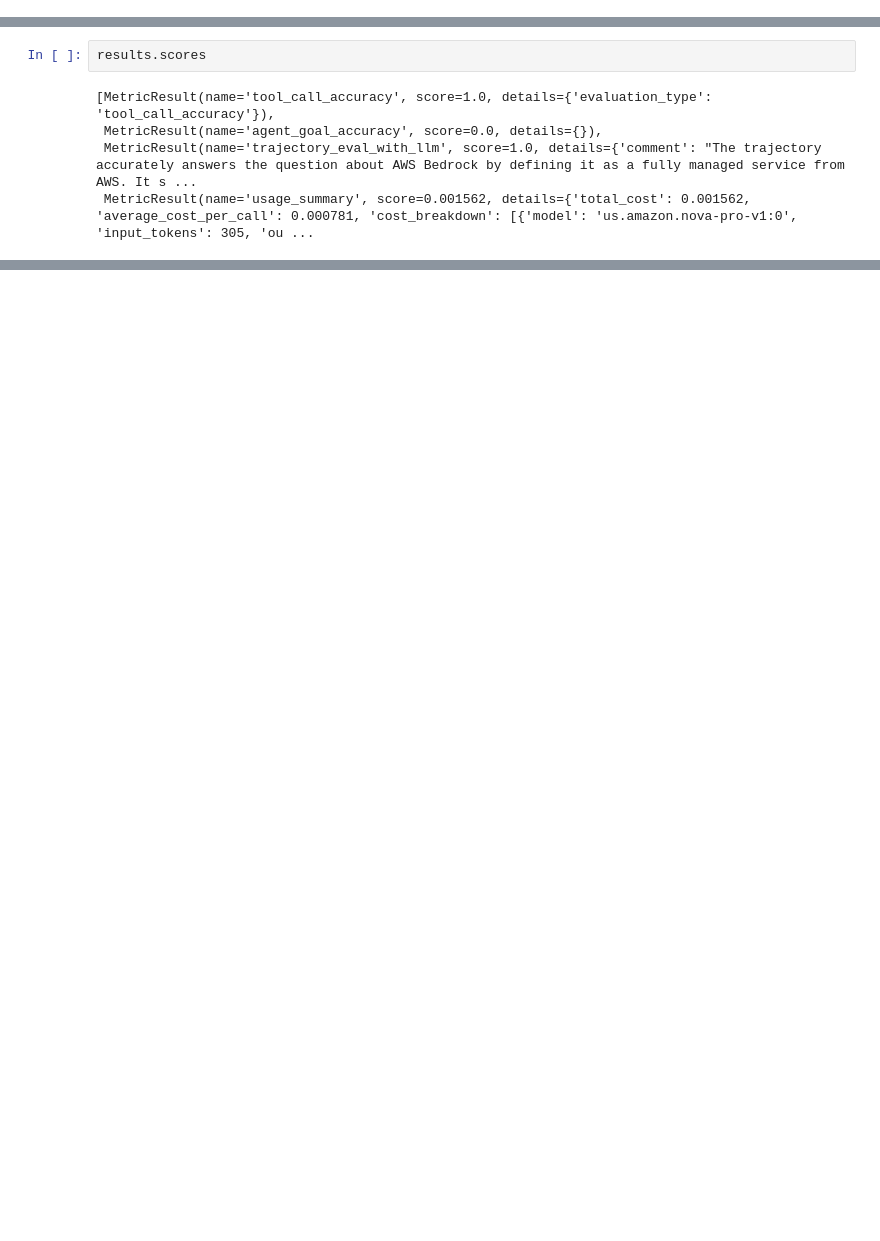
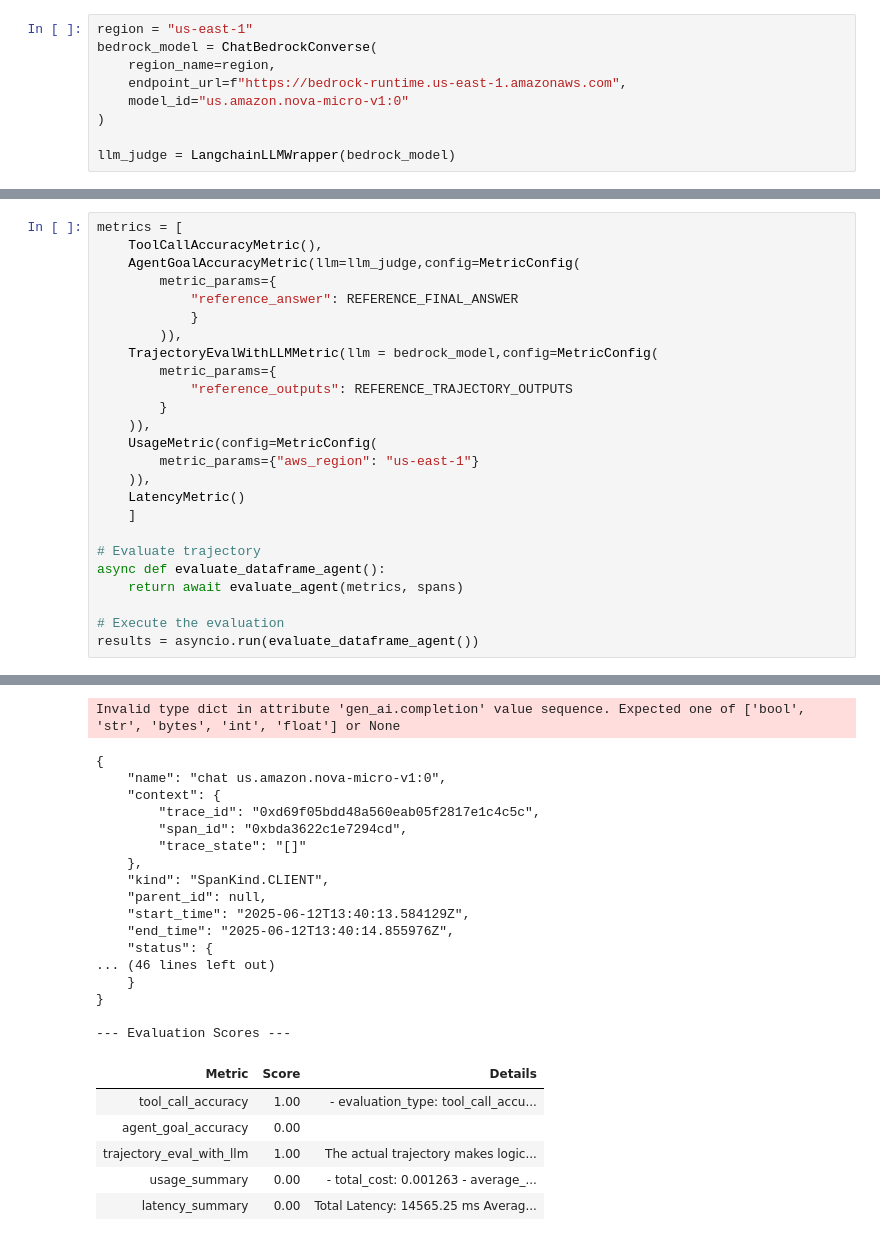
Before and after one commit to FissionAI/flotorch-eval, a Jupyter notebook: examples/agent_eval/notebooks/crewai_agent_evaluation.ipynb, the cells around one changed output, grey strips where cells are left out. Drawn from its saved outputs; the diff is of its cells as text; blank space fills up the shorter version.

```diff
--- a/examples/agent_eval/notebooks/crewai_agent_evaluation.ipynb
+++ b/examples/agent_eval/notebooks/crewai_agent_evaluation.ipynb
@@ -63,0 +94,9 @@ Overriding of current TracerProvider is not allowed
+# %%
+region = "us-east-1"
+bedrock_model = ChatBedrockConverse(
+    region_name=region,
+    endpoint_url=f"https://bedrock-runtime.us-east-1.amazonaws.com",
+    model_id="us.amazon.nova-micro-v1:0"
+)
+
+llm_judge = LangchainLLMWrapper(bedrock_model)
@@ -260,7 +241,26 @@ Invalid type dict in attribute 'gen_ai.completion' value sequence. Expected one
-# %%
-results.scores
-# %% [output]
-[MetricResult(name='tool_call_accuracy', score=1.0, details={'evaluation_type': 'tool_call_accuracy'}),
- MetricResult(name='agent_goal_accuracy', score=0.0, details={}),
- MetricResult(name='trajectory_eval_with_llm', score=1.0, details={'comment': "The trajectory accurately answers the question about AWS Bedrock by defining it as a fully managed service from AWS. It s ...
- MetricResult(name='usage_summary', score=0.001562, details={'total_cost': 0.001562, 'average_cost_per_call': 0.000781, 'cost_breakdown': [{'model': 'us.amazon.nova-pro-v1:0', 'input_tokens': 305, 'ou ...
+# %%
+metrics = [
+    ToolCallAccuracyMetric(),
+    AgentGoalAccuracyMetric(llm=llm_judge,config=MetricConfig(
+        metric_params={
+            "reference_answer": REFERENCE_FINAL_ANSWER
+            }
+        )),
+    TrajectoryEvalWithLLMMetric(llm = bedrock_model,config=MetricConfig(
+        metric_params={
+            "reference_outputs": REFERENCE_TRAJECTORY_OUTPUTS
+        }
+    )),
+    UsageMetric(config=MetricConfig(
+        metric_params={"aws_region": "us-east-1"}
+    )),
+    LatencyMetric()
+    ]
+
+# Evaluate trajectory
+async def evaluate_dataframe_agent():
+    return await evaluate_agent(metrics, spans)
+
+# Execute the evaluation
+results = asyncio.run(evaluate_dataframe_agent())
+# %% [output]
@@ -266,0 +302,24 @@ results.scores
+Invalid type dict in attribute 'gen_ai.completion' value sequence. Expected one of ['bool', 'str', 'bytes', 'int', 'float'] or None
+{
+    "name": "chat us.amazon.nova-micro-v1:0",
+    "context": {
+        "trace_id": "0xd69f05bdd48a560eab05f2817e1c4c5c",
+        "span_id": "0xbda3622c1e7294cd",
+        "trace_state": "[]"
+    },
+    "kind": "SpanKind.CLIENT",
+    "parent_id": null,
+    "start_time": "2025-06-12T13:40:13.584129Z",
+    "end_time": "2025-06-12T13:40:14.855976Z",
+    "status": {
+... (46 lines left out)
+    }
+}
+
+--- Evaluation Scores ---
+| Metric | Score | Details |
+| tool_call_accuracy | 1.00 | - evaluation_type: tool_call_accu... |
+| agent_goal_accuracy | 0.00 |  |
+| trajectory_eval_with_llm | 1.00 | The actual trajectory makes logic... |
+| usage_summary | 0.00 | - total_cost: 0.001263 - average_... |
+| latency_summary | 0.00 | Total Latency: 14565.25 ms Averag... |
```
Also changed, not shown: parts of 24 cells of this notebook, 2 other files.
